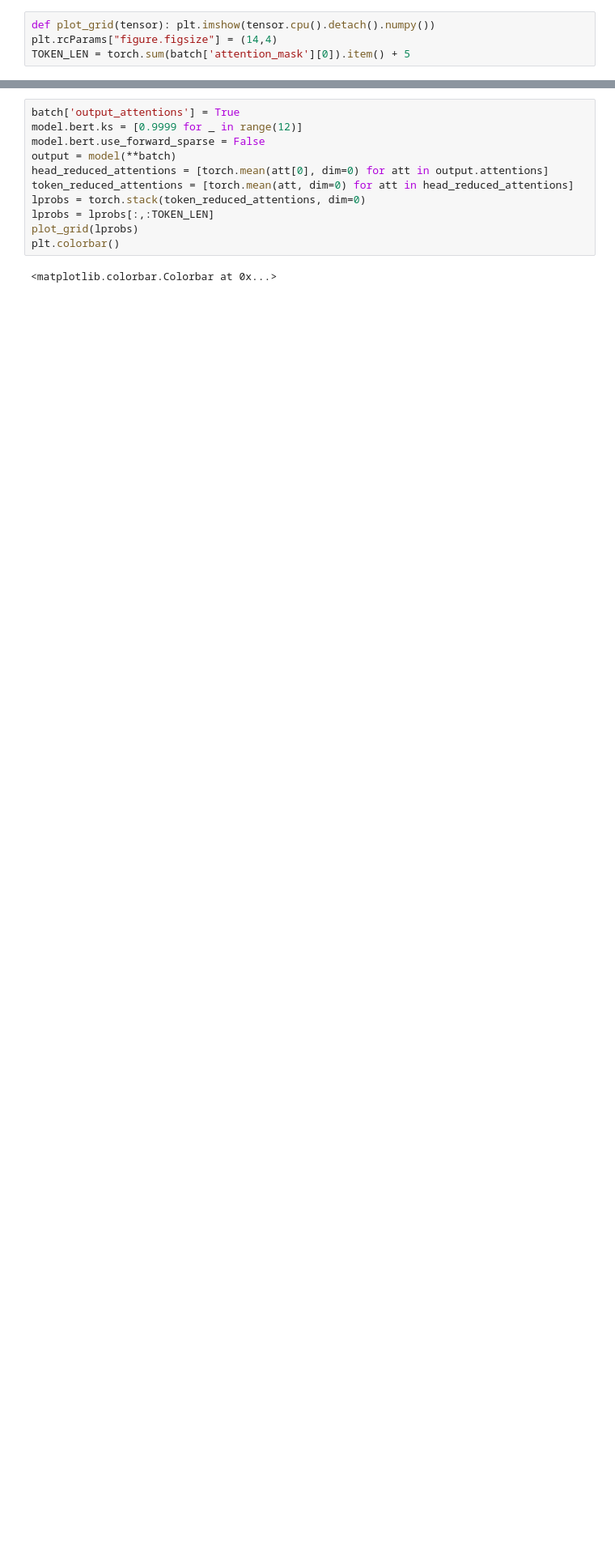
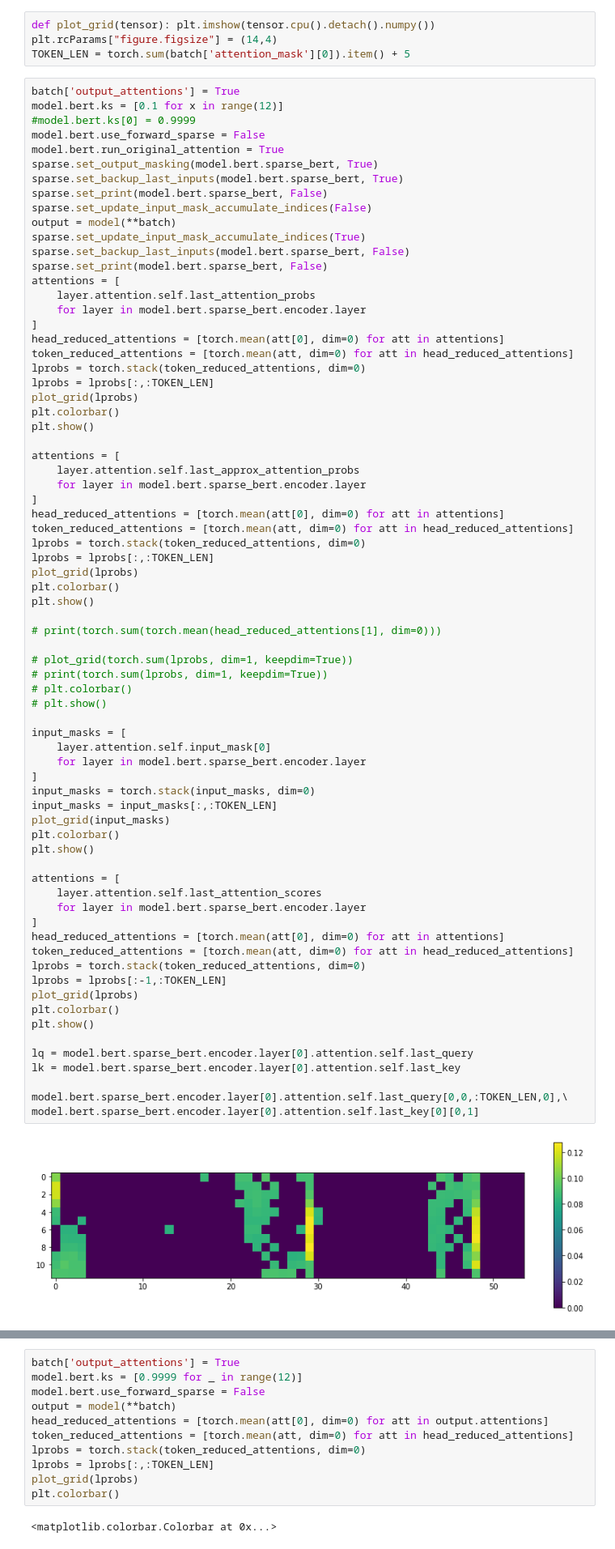
Before and after one commit to gmlwns2000/sttabt, a Jupyter notebook: glue_attention_analysis_indices_acc.ipynb, the cells around one changed output, grey strips where cells are left out. Shown at 81% size. Saved outputs shown, nothing was run; the diff lists cells and outputs as text; blank space fills up the shorter version.

```diff
--- a/glue_attention_analysis_indices_acc.ipynb
+++ b/glue_attention_analysis_indices_acc.ipynb
@@ -43,3 +43,77 @@ model = create_model(trainer, 0.1)
 def plot_grid(tensor): plt.imshow(tensor.cpu().detach().numpy())
 plt.rcParams["figure.figsize"] = (14,4)
 TOKEN_LEN = torch.sum(batch['attention_mask'][0]).item() + 5
+# %%
+batch['output_attentions'] = True
+model.bert.ks = [0.1 for x in range(12)]
+#model.bert.ks[0] = 0.9999
+model.bert.use_forward_sparse = False
+model.bert.run_original_attention = True
+sparse.set_output_masking(model.bert.sparse_bert, True)
+sparse.set_backup_last_inputs(model.bert.sparse_bert, True)
+sparse.set_print(model.bert.sparse_bert, False)
+sparse.set_update_input_mask_accumulate_indices(False)
+output = model(**batch)
+sparse.set_update_input_mask_accumulate_indices(True)
+sparse.set_backup_last_inputs(model.bert.sparse_bert, False)
+sparse.set_print(model.bert.sparse_bert, False)
+attentions = [
+    layer.attention.self.last_attention_probs
+    for layer in model.bert.sparse_bert.encoder.layer
+]
+head_reduced_attentions = [torch.mean(att[0], dim=0) for att in attentions]
+token_reduced_attentions = [torch.mean(att, dim=0) for att in head_reduced_attentions]
+lprobs = torch.stack(token_reduced_attentions, dim=0)
+lprobs = lprobs[:,:TOKEN_LEN]
+plot_grid(lprobs)
+plt.colorbar()
+plt.show()
+
+attentions = [
+    layer.attention.self.last_approx_attention_probs
+    for layer in model.bert.sparse_bert.encoder.layer
+]
+head_reduced_attentions = [torch.mean(att[0], dim=0) for att in attentions]
+token_reduced_attentions = [torch.mean(att, dim=0) for att in head_reduced_attentions]
+lprobs = torch.stack(token_reduced_attentions, dim=0)
+lprobs = lprobs[:,:TOKEN_LEN]
+plot_grid(lprobs)
+plt.colorbar()
+plt.show()
+
+# print(torch.sum(torch.mean(head_reduced_attentions[1], dim=0)))
+
+# plot_grid(torch.sum(lprobs, dim=1, keepdim=True))
+# print(torch.sum(lprobs, dim=1, keepdim=True))
+# plt.colorbar()
+# plt.show()
+
+input_masks = [
+    layer.attention.self.input_mask[0]
+    for layer in model.bert.sparse_bert.encoder.layer
+]
+input_masks = torch.stack(input_masks, dim=0)
+input_masks = input_masks[:,:TOKEN_LEN]
+plot_grid(input_masks)
+plt.colorbar()
+plt.show()
+
+attentions = [
+    layer.attention.self.last_attention_scores
+    for layer in model.bert.sparse_bert.encoder.layer
+]
+head_reduced_attentions = [torch.mean(att[0], dim=0) for att in attentions]
+token_reduced_attentions = [torch.mean(att, dim=0) for att in head_reduced_attentions]
+lprobs = torch.stack(token_reduced_attentions, dim=0)
+lprobs = lprobs[:-1,:TOKEN_LEN]
+plot_grid(lprobs)
+plt.colorbar()
+plt.show()
+
+lq = model.bert.sparse_bert.encoder.layer[0].attention.self.last_query
+lk = model.bert.sparse_bert.encoder.layer[0].attention.self.last_key
+
+model.bert.sparse_bert.encoder.layer[0].attention.self.last_query[0,0,:TOKEN_LEN,0],\
+model.bert.sparse_bert.encoder.layer[0].attention.self.last_key[0][0,1]
+# %% [output]
+[figure, added]
```
Also changed, not shown: parts of 6 cells of this notebook, 2 other files.
